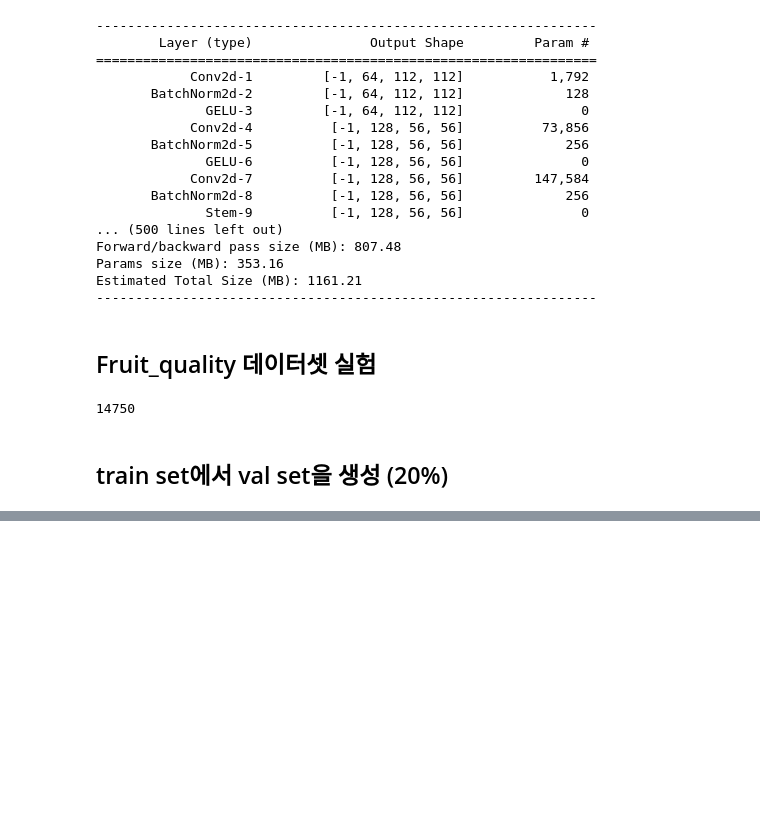
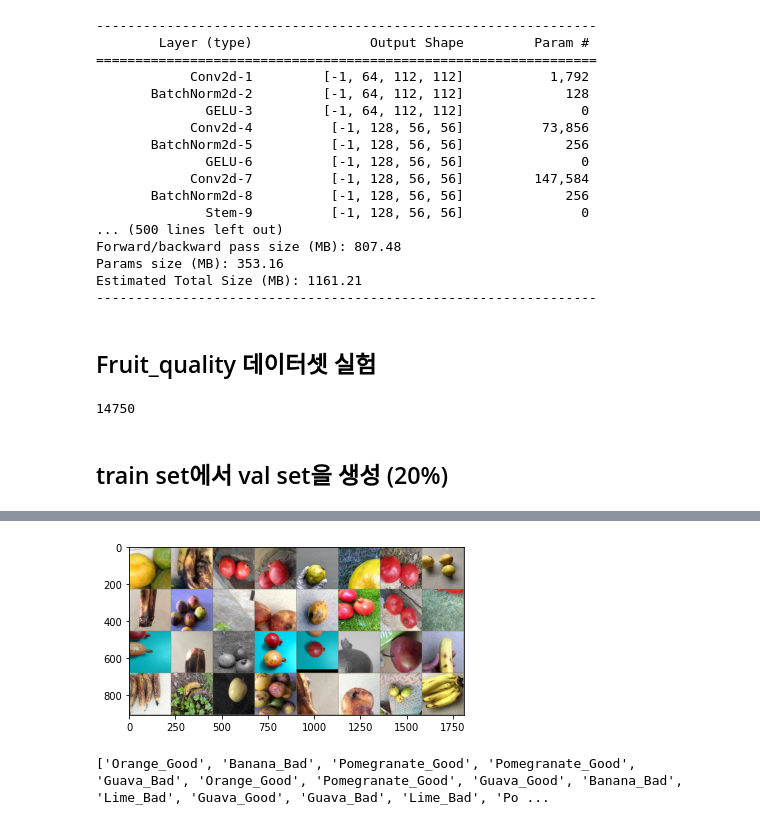
Before and after one commit to jhbae1184/Colab_pretrained_GNN, a Jupyter notebook: ViG_test2.ipynb, the cells around one changed output, grey strips where cells are left out. Drawn from its saved outputs; the diff is of its cells as text; code cells hidden in the pictures; blank space fills up the shorter version.

Commit message:
Try Colab TPU, train_test_model code revise

```diff
--- a/ViG_test2.ipynb
+++ b/ViG_test2.ipynb
@@ -1021,30 +1080,33 @@ print(counter_val)
 # %%
-train_dataloader = torch.utils.data.DataLoader(train_ds, batch_size=64,shuffle=True, num_workers=0)
-val_dataloader = torch.utils.data.DataLoader(val_ds, batch_size=64,shuffle=True, num_workers=0)
-test_dataloader = torch.utils.data.DataLoader(image_datasets['test'], batch_size=64,shuffle=True, num_workers=0)
+trainloader = torch.utils.data.DataLoader(train_ds , batch_size=16,shuffle=True, num_workers=2)
+valloader = torch.utils.data.DataLoader(val_ds, batch_size=16,shuffle=True, num_workers=2)
+testloader = torch.utils.data.DataLoader(image_datasets['test'], batch_size=16,shuffle=False)
 # %%
 # transform 된 배치 이미지 시각화
 def imshow(inp, title=None):
     """Imshow for Tensor."""
     inp = inp.numpy().transpose((1, 2, 0))
     mean = np.array([0.485, 0.456, 0.406])
     std = np.array([0.229, 0.224, 0.225])
     inp = std * inp + mean
     inp = np.clip(inp, 0, 1)
     plt.imshow(inp)
     if title is not None:
         plt.title(title)
     plt.pause(0.001)  # 갱신이 될 때까지 잠시 기다립니다.
 
 
 # 학습 데이터의 배치를 얻습니다.
-inputs, classes = next(iter(dataloaders['train']))
+inputs, classes = next(iter(trainloader))
 
 # 배치로부터 격자 형태의 이미지를 만듭니다.
 out = torchvision.utils.make_grid(inputs)
 
 imshow(out)
 print([class_names[x] for x in classes])
+# %% [output]
+[figure, added]
+['Orange_Good', 'Banana_Bad', 'Pomegranate_Good', 'Pomegranate_Good', 'Guava_Bad', 'Orange_Good', 'Pomegranate_Good', 'Guava_Good', 'Banana_Bad', 'Lime_Bad', 'Guava_Good', 'Guava_Bad', 'Lime_Bad', 'Po ...
 # %%
 
 # 학습 데이터의 배치를 얻습니다.
```
Also changed, not shown: parts of 27 cells of this notebook.
